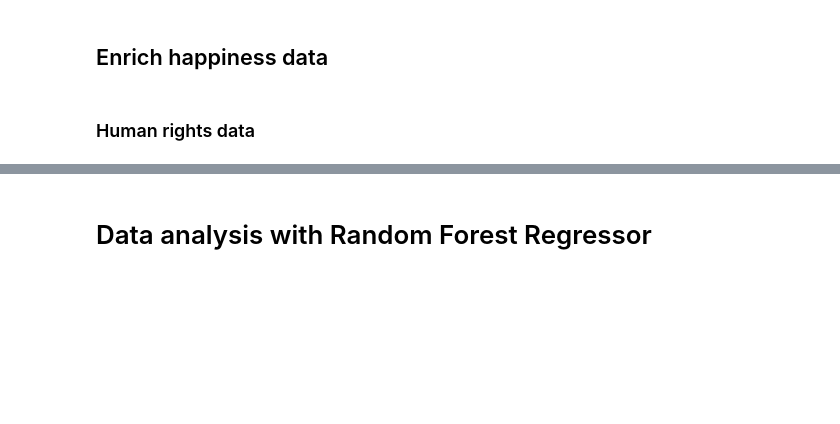
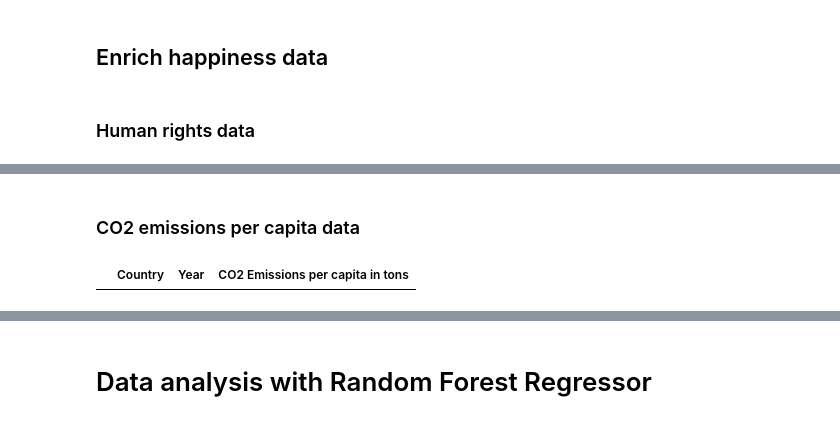
Before and after one commit to thirdcoffee/predicting-world-happiness, a Jupyter notebook: notebooks/predictor.ipynb, the cells around one changed output, grey strips where cells are left out. Cells and saved outputs as stored; diff of their text form; code cells hidden in the pictures; blank space fills up the shorter version.

Commit message:
Add preprocessing for additional data

```diff
--- a/notebooks/predictor.ipynb
+++ b/notebooks/predictor.ipynb
@@ -128,0 +134,20 @@ hr_df.head()
+# %% [markdown]
+### CO2 emissions per capita data
+# %%
+co2_df = pd.read_excel('../data/co2_emissions.xlsx', sheet_name='fossil_CO2_per_capita_by_countr')
+
+# Drop unnecessary columns
+co2_df.drop(columns=['EDGAR Country Code','Substance'], inplace=True)
+
+# Melt frame
+co2_df = pd.melt(co2_df, id_vars=['Country'], var_name='Year', value_name='CO2 Emissions per capita in tons')
+
+# Filter to 2015-2021
+co2_df = co2_df.loc[co2_df['Year'].isin(range(start_year, end_year+1))]
+
+# Filter to country set
+co2_df = co2_df[co2_df['Country'].isin(country_set)]
+
+co2_df.loc[co2_df['CO2 Emissions per capita in tons'].isna()]
+# %% [output]
+|  | Country | Year | CO2 Emissions per capita in tons |
```
Also changed, not shown: parts of 16 cells of this notebook, 6 other files.
